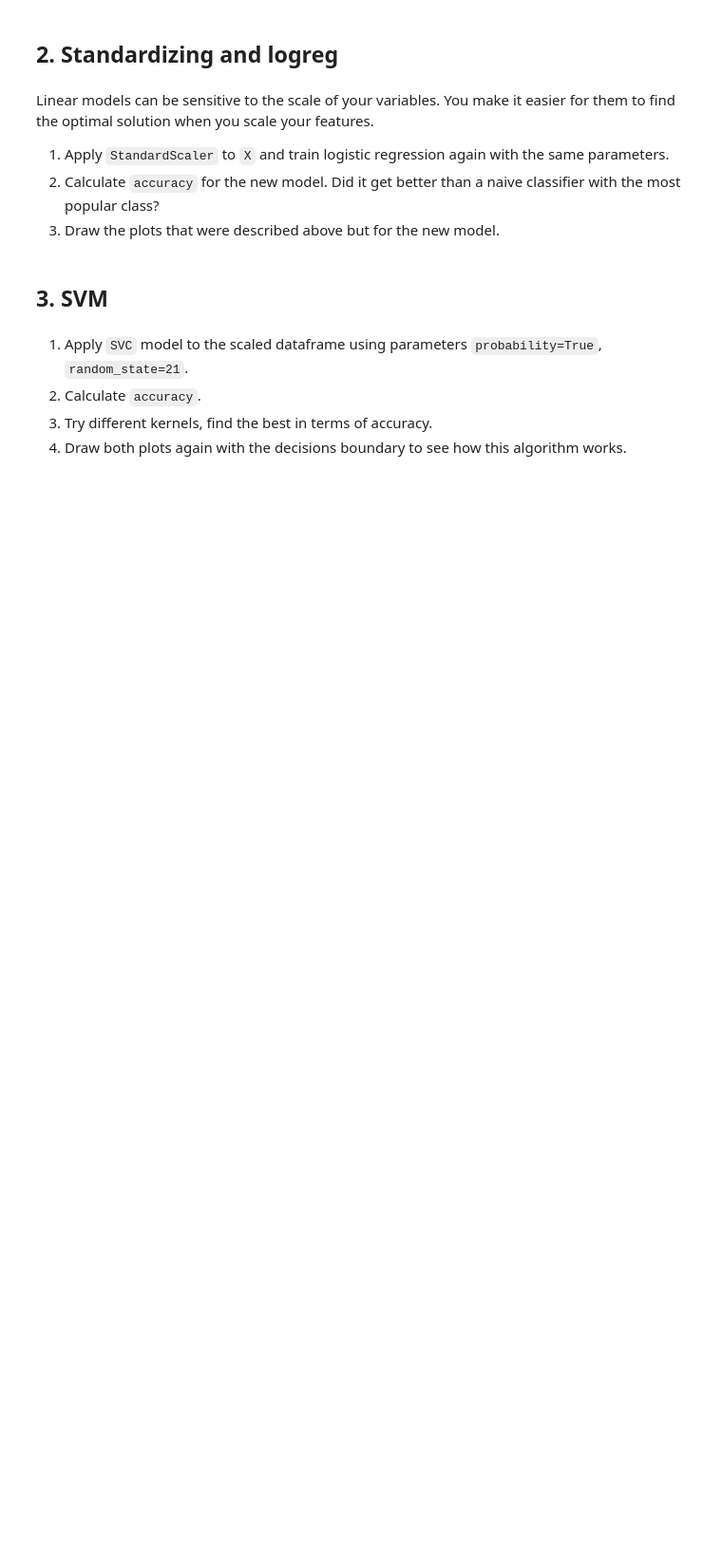
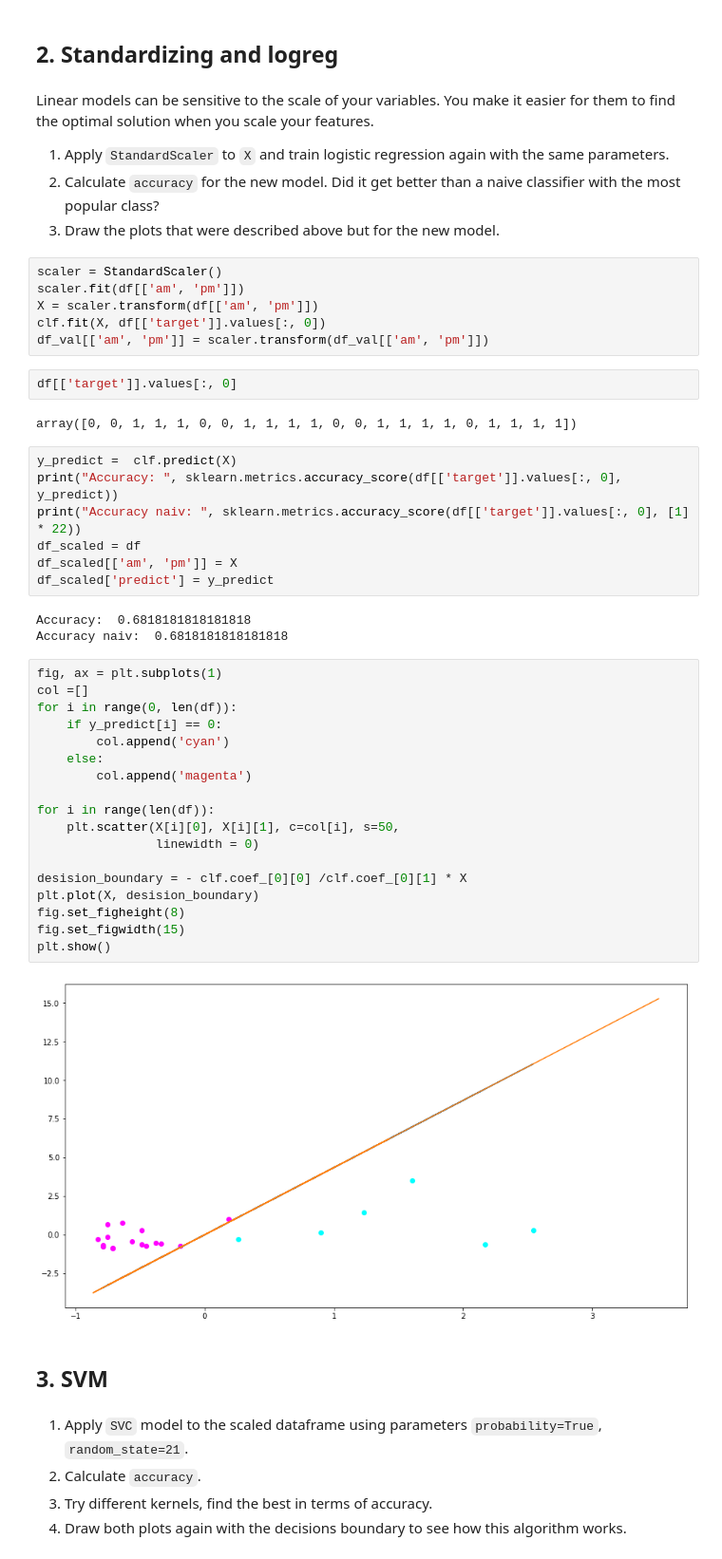
Before and after one commit to 1337hunter/42Datascience, a Jupyter notebook: Piscine/08/ex01/01_binary_classifier_svm_tree.ipynb, the cells around one changed output. Shown at 95% size. Cells and saved outputs as stored; diff of their text form; blank space fills up the shorter version.

```diff
--- a/Piscine/08/ex01/01_binary_classifier_svm_tree.ipynb
+++ b/Piscine/08/ex01/01_binary_classifier_svm_tree.ipynb
@@ -105,6 +88,46 @@ Linear models can be sensitive to the scale of your variables. You make it easie
 1. Apply `StandardScaler` to `X` and train logistic regression again with the same parameters.
 2. Calculate `accuracy` for the new model. Did it get better than a naive classifier with the most popular class?
 3. Draw the plots that were described above but for the new model.
+# %%
+scaler = StandardScaler()
+scaler.fit(df[['am', 'pm']])
+X = scaler.transform(df[['am', 'pm']])
+clf.fit(X, df[['target']].values[:, 0])
+df_val[['am', 'pm']] = scaler.transform(df_val[['am', 'pm']])
+# %%
+df[['target']].values[:, 0]
+# %% [output]
+array([0, 0, 1, 1, 1, 0, 0, 1, 1, 1, 1, 0, 0, 1, 1, 1, 1, 0, 1, 1, 1, 1])
+# %%
+y_predict =  clf.predict(X)
+print("Accuracy: ", sklearn.metrics.accuracy_score(df[['target']].values[:, 0], y_predict))
+print("Accuracy naiv: ", sklearn.metrics.accuracy_score(df[['target']].values[:, 0], [1] * 22))
+df_scaled = df
+df_scaled[['am', 'pm']] = X
+df_scaled['predict'] = y_predict
+# %% [output]
+Accuracy:  0.6818181818181818
+Accuracy naiv:  0.6818181818181818
+# %%
+fig, ax = plt.subplots(1)
+col =[]
+for i in range(0, len(df)):
+    if y_predict[i] == 0:
+        col.append('cyan')
+    else:
+        col.append('magenta')
+
+for i in range(len(df)):
+    plt.scatter(X[i][0], X[i][1], c=col[i], s=50,
+                linewidth = 0)
+
+desision_boundary = - clf.coef_[0][0] /clf.coef_[0][1] * X
+plt.plot(X, desision_boundary)
+fig.set_figheight(8)
+fig.set_figwidth(15)
+plt.show()
+# %% [output]
+[figure, added]
 # %% [markdown]
 ## 3. SVM
 # %% [markdown]
```
Also changed, not shown: parts of 24 cells of this notebook, 4 other files.
